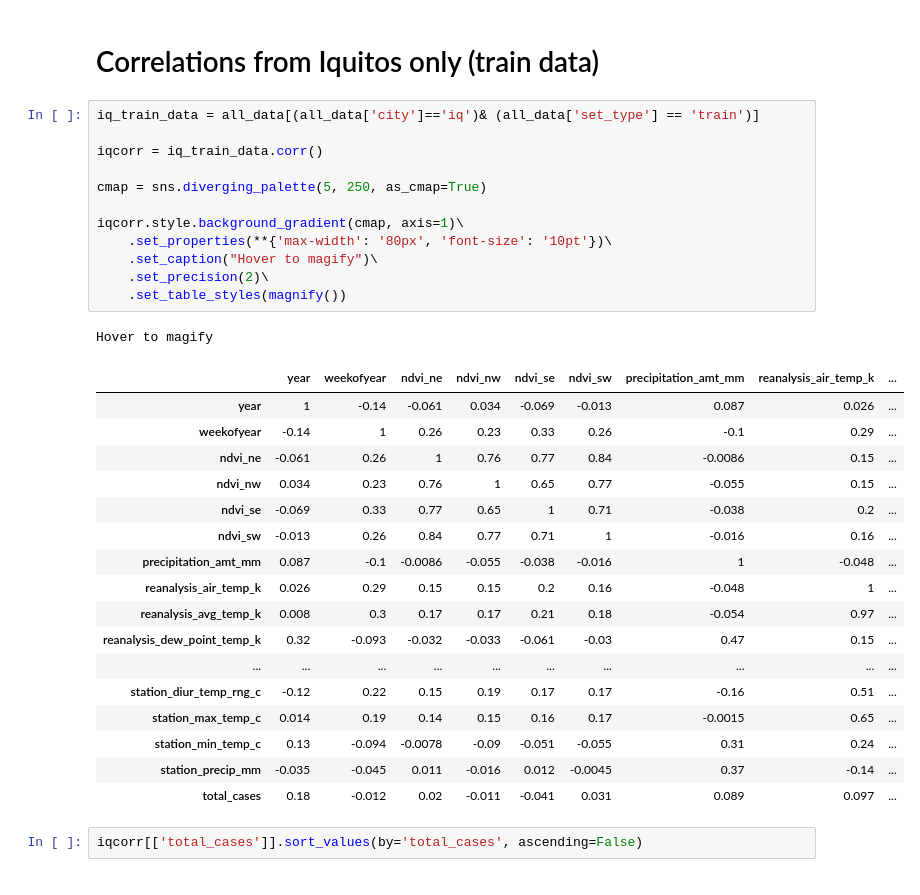
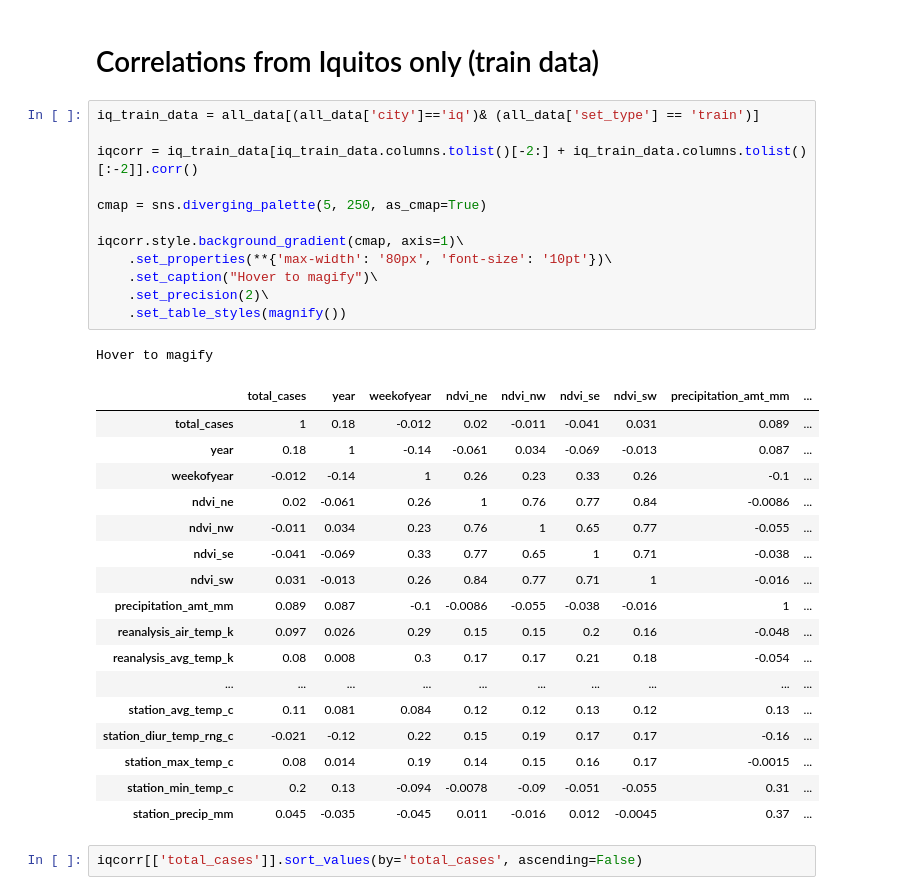
Before and after one commit to jisanos/DengAIProject, a Jupyter notebook: Final_Proyect_Script.ipynb, the cells around one changed output. Drawn from its saved outputs; the diff is of its cells as text.

```diff
--- a/Final_Proyect_Script.ipynb
+++ b/Final_Proyect_Script.ipynb
@@ -317,34 +327,34 @@ plt.show()
 # %%
 iq_train_data = all_data[(all_data['city']=='iq')& (all_data['set_type'] == 'train')]
 
-iqcorr = iq_train_data.corr()
+iqcorr = iq_train_data[iq_train_data.columns.tolist()[-2:] + iq_train_data.columns.tolist()[:-2]].corr()
 
 cmap = sns.diverging_palette(5, 250, as_cmap=True)
 
 iqcorr.style.background_gradient(cmap, axis=1)\
     .set_properties(**{'max-width': '80px', 'font-size': '10pt'})\
     .set_caption("Hover to magify")\
     .set_precision(2)\
     .set_table_styles(magnify())
 # %% [output]
 Hover to magify
-|  | year | weekofyear | ndvi_ne | ndvi_nw | ndvi_se | ndvi_sw | precipitation_amt_mm | reanalysis_air_temp_k | ... |
-| year | 1 | -0.14 | -0.061 | 0.034 | -0.069 | -0.013 | 0.087 | 0.026 | ... |
-| weekofyear | -0.14 | 1 | 0.26 | 0.23 | 0.33 | 0.26 | -0.1 | 0.29 | ... |
-| ndvi_ne | -0.061 | 0.26 | 1 | 0.76 | 0.77 | 0.84 | -0.0086 | 0.15 | ... |
-| ndvi_nw | 0.034 | 0.23 | 0.76 | 1 | 0.65 | 0.77 | -0.055 | 0.15 | ... |
-| ndvi_se | -0.069 | 0.33 | 0.77 | 0.65 | 1 | 0.71 | -0.038 | 0.2 | ... |
-| ndvi_sw | -0.013 | 0.26 | 0.84 | 0.77 | 0.71 | 1 | -0.016 | 0.16 | ... |
-| precipitation_amt_mm | 0.087 | -0.1 | -0.0086 | -0.055 | -0.038 | -0.016 | 1 | -0.048 | ... |
-| reanalysis_air_temp_k | 0.026 | 0.29 | 0.15 | 0.15 | 0.2 | 0.16 | -0.048 | 1 | ... |
-| reanalysis_avg_temp_k | 0.008 | 0.3 | 0.17 | 0.17 | 0.21 | 0.18 | -0.054 | 0.97 | ... |
-| reanalysis_dew_point_temp_k | 0.32 | -0.093 | -0.032 | -0.033 | -0.061 | -0.03 | 0.47 | 0.15 | ... |
+|  | total_cases | year | weekofyear | ndvi_ne | ndvi_nw | ndvi_se | ndvi_sw | precipitation_amt_mm | ... |
+| total_cases | 1 | 0.18 | -0.012 | 0.02 | -0.011 | -0.041 | 0.031 | 0.089 | ... |
+| year | 0.18 | 1 | -0.14 | -0.061 | 0.034 | -0.069 | -0.013 | 0.087 | ... |
+| weekofyear | -0.012 | -0.14 | 1 | 0.26 | 0.23 | 0.33 | 0.26 | -0.1 | ... |
+| ndvi_ne | 0.02 | -0.061 | 0.26 | 1 | 0.76 | 0.77 | 0.84 | -0.0086 | ... |
+| ndvi_nw | -0.011 | 0.034 | 0.23 | 0.76 | 1 | 0.65 | 0.77 | -0.055 | ... |
+| ndvi_se | -0.041 | -0.069 | 0.33 | 0.77 | 0.65 | 1 | 0.71 | -0.038 | ... |
+| ndvi_sw | 0.031 | -0.013 | 0.26 | 0.84 | 0.77 | 0.71 | 1 | -0.016 | ... |
+| precipitation_amt_mm | 0.089 | 0.087 | -0.1 | -0.0086 | -0.055 | -0.038 | -0.016 | 1 | ... |
+| reanalysis_air_temp_k | 0.097 | 0.026 | 0.29 | 0.15 | 0.15 | 0.2 | 0.16 | -0.048 | ... |
+| reanalysis_avg_temp_k | 0.08 | 0.008 | 0.3 | 0.17 | 0.17 | 0.21 | 0.18 | -0.054 | ... |
 | ... | ... | ... | ... | ... | ... | ... | ... | ... | ... |
-| station_diur_temp_rng_c | -0.12 | 0.22 | 0.15 | 0.19 | 0.17 | 0.17 | -0.16 | 0.51 | ... |
-| station_max_temp_c | 0.014 | 0.19 | 0.14 | 0.15 | 0.16 | 0.17 | -0.0015 | 0.65 | ... |
-| station_min_temp_c | 0.13 | -0.094 | -0.0078 | -0.09 | -0.051 | -0.055 | 0.31 | 0.24 | ... |
-| station_precip_mm | -0.035 | -0.045 | 0.011 | -0.016 | 0.012 | -0.0045 | 0.37 | -0.14 | ... |
-| total_cases | 0.18 | -0.012 | 0.02 | -0.011 | -0.041 | 0.031 | 0.089 | 0.097 | ... |
+| station_avg_temp_c | 0.11 | 0.081 | 0.084 | 0.12 | 0.12 | 0.13 | 0.12 | 0.13 | ... |
+| station_diur_temp_rng_c | -0.021 | -0.12 | 0.22 | 0.15 | 0.19 | 0.17 | 0.17 | -0.16 | ... |
+| station_max_temp_c | 0.08 | 0.014 | 0.19 | 0.14 | 0.15 | 0.16 | 0.17 | -0.0015 | ... |
+| station_min_temp_c | 0.2 | 0.13 | -0.094 | -0.0078 | -0.09 | -0.051 | -0.055 | 0.31 | ... |
+| station_precip_mm | 0.045 | -0.035 | -0.045 | 0.011 | -0.016 | 0.012 | -0.0045 | 0.37 | ... |
 # %%
 iqcorr[['total_cases']].sort_values(by='total_cases', ascending=False)
 # %% [output]
```
Also changed, not shown: parts of 12 cells of this notebook.
